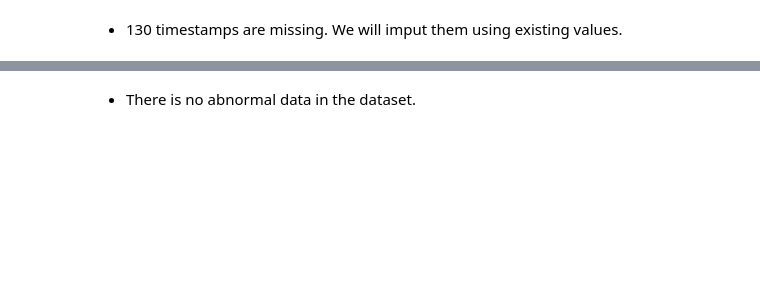
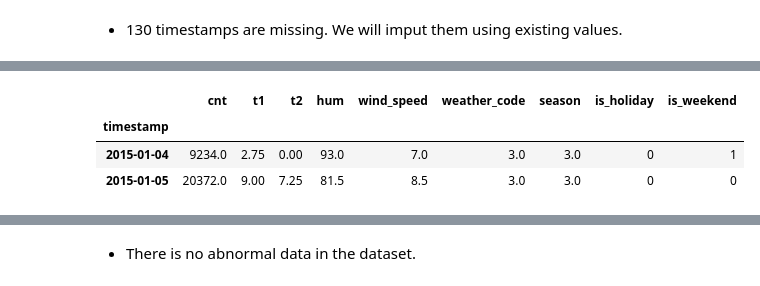
Before and after one commit to sbhurtya/London-Bike-Sharing-Forecaset-Python-ML, a Jupyter notebook: lbs.ipynb, the cells around one changed output, grey strips where cells are left out. Cells and saved outputs as stored; diff of their text form; code cells hidden in the pictures; blank space fills up the shorter version.

```diff
--- a/lbs.ipynb
+++ b/lbs.ipynb
@@ -99,3 +165,19 @@ df.head(2)
+# %%
+df = df.resample('D').agg({'cnt':'sum',
+                           't1':'median',
+                           't2':'median',
+                           'hum':'median',
+                           'wind_speed':'median',
+                           'weather_code': lambda x: x.value_counts().index[0],
+                           'season': lambda x: x.value_counts().index[0],
+                           'is_holiday':'max',
+                           'is_weekend':'max'})
+df.head(2)
+# %% [output]
+|  | cnt | t1 | t2 | hum | wind_speed | weather_code | season | is_holiday | is_weekend |
+| timestamp |  |  |  |  |  |  |  |  |  |
+| 2015-01-04 | 9234.0 | 2.75 | 0.00 | 93.0 | 7.0 | 3.0 | 3.0 | 0 | 1 |
+| 2015-01-05 | 20372.0 | 9.00 | 7.25 | 81.5 | 8.5 | 3.0 | 3.0 | 0 | 0 |
 # %%
 #Remove duplicates
 df.drop_duplicates(inplace=True)
```
Also changed, not shown: parts of 35 cells of this notebook.
